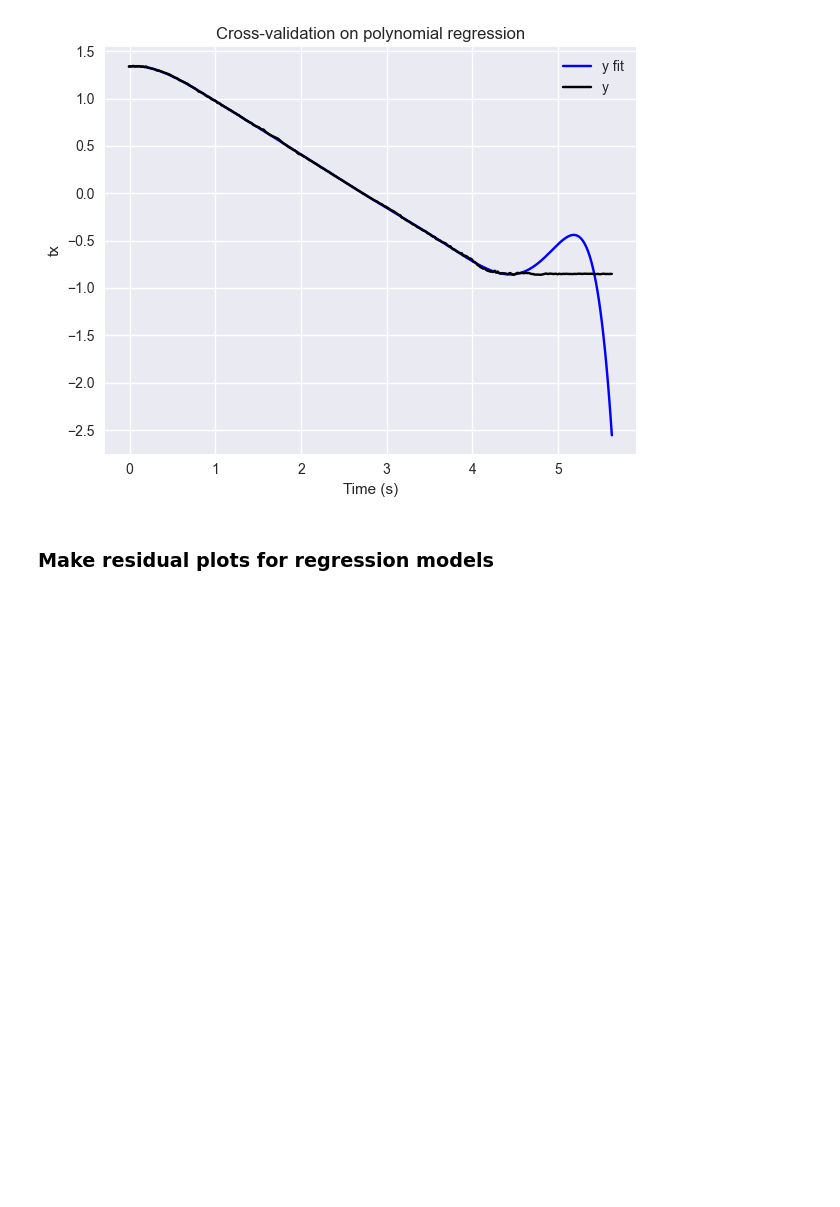
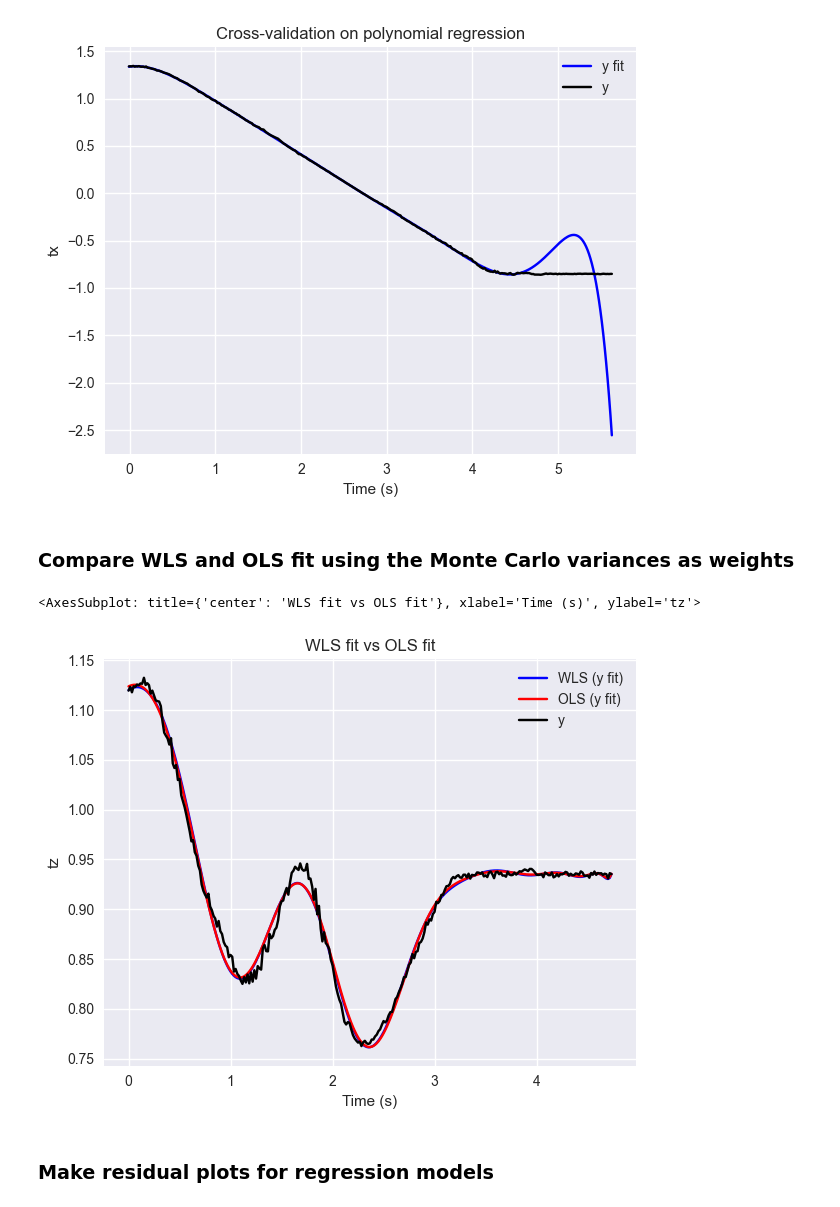
Before and after one commit to ShungFei/autonomous_f1tenth, a Jupyter notebook: src/perception/perception/scripts/useful_figures.ipynb, the cells around one changed output. Saved outputs shown, nothing was run; the diff lists cells and outputs as text; code cells hidden in the pictures; blank space fills up the shorter version.

```diff
--- a/src/perception/perception/scripts/useful_figures.ipynb
+++ b/src/perception/perception/scripts/useful_figures.ipynb
@@ -317,5 +317,41 @@ sns.lineplot(data=run_data[run_num]["raw"]["ego_bev_right_df"], x='time_norm (se
  -1.66234499e+04]
 <AxesSubplot: title={'center': 'Cross-validation on polynomial regression'}, xlabel='Time (s)', ylabel='tx'>
 [figure]
+# %% [markdown]
+### Compare WLS and OLS fit using the Monte Carlo variances as weights
+# %%
+# get polynomial features
+degree = 20
+run_num = 6
+run = run3_data[run_num]
+quantity = "tz"
+smoothing_type = "raw"
+cam = "right"
+polynomial_features= PolynomialFeatures(degree=degree)
+x = run3_data[run_num][smoothing_type][f"rel_poses_{cam}_df"]['time_norm (sec)'].values.reshape(-1, 1)
+xp = polynomial_features.fit_transform(x)
+
+# fit polynomial with WLS
+weights = 1 / (run[f"monte_carlo_{cam}_df"][f"{quantity}_std"].values ** 2)
+# normalise weights
+weights /= np.max(weights)
+
+model = sm.WLS(run[smoothing_type][f"rel_poses_{cam}_df"][quantity].values,
+                xp, weights=weights).fit()
+# ols model to compare
+ols_model = sm.OLS(run[smoothing_type][f"rel_poses_{cam}_df"][quantity].values, xp).fit()
+# %%
+# plot wls fit
+plt.figure(figsize=(6, 5))
+plt.xlabel('Time (s)')
+plt.title('WLS fit vs OLS fit')
+plt.tight_layout()
+
+sns.lineplot(x=x.flatten(), y=model.predict(xp), label='WLS (y fit)', color='blue')
+sns.lineplot(x=x.flatten(), y=ols_model.predict(xp), label='OLS (y fit)', color='red')
+sns.lineplot(data=run3_data[run_num]["raw"]["rel_poses_right_df"], x='time_norm (sec)', y=quantity, label='y', color='black')
+# %% [output]
+<AxesSubplot: title={'center': 'WLS fit vs OLS fit'}, xlabel='Time (s)', ylabel='tz'>
+[figure, added]
 # %% [markdown]
 ### Make residual plots for regression models
```
Also changed, not shown: parts of 6 cells of this notebook, 2 other files.
